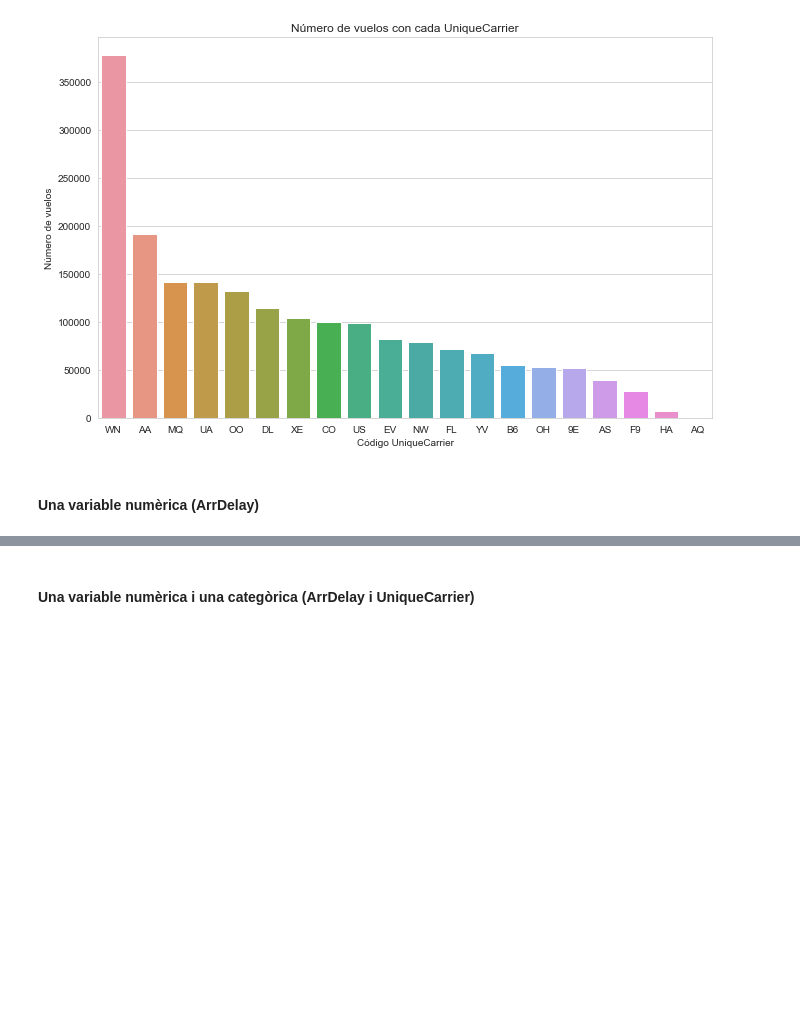
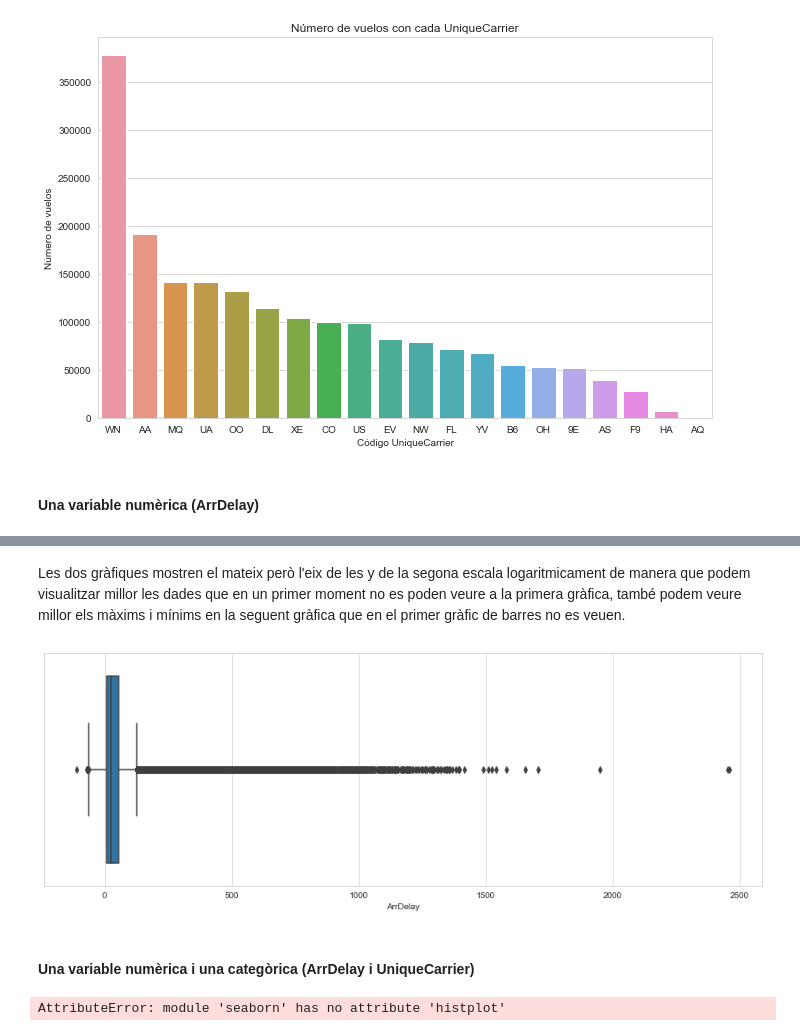
Before and after one commit to adriacb99/visualitzaci-_explorat-ria, a Jupyter notebook: S03 T01.ipynb, the cells around one changed output, grey strips where cells are left out. Drawn from its saved outputs; the diff is of its cells as text; code cells hidden in the pictures; blank space fills up the shorter version.

```diff
--- a/S03 T01.ipynb
+++ b/S03 T01.ipynb
@@ -52,2 +71,16 @@ plt.show()
+# %% [markdown]
+Les dos gràfiques mostren el mateix però l'eix de les y de la segona escala logaritmicament de manera que podem visualitzar millor les dades que en un primer moment no es poden veure a la primera gràfica, també podem veure millor els màxims i mínims en la seguent gràfica que en el primer gràfic de barres no es veuen.
+# %%
+import matplotlib.pyplot as plt
+fig = plt.figure(figsize =(15, 5))
+
+sns.boxplot(df["ArrDelay"])
+plt.show()
+# %% [output]
+[figure, added]
 # %% [markdown]
 #### Una variable numèrica i una categòrica (ArrDelay i UniqueCarrier)
+# %%
+sns.histplot(dff)
+# %% [output]
+AttributeError: module 'seaborn' has no attribute 'histplot'
```
Also changed, not shown: parts of 3 cells of this notebook.
